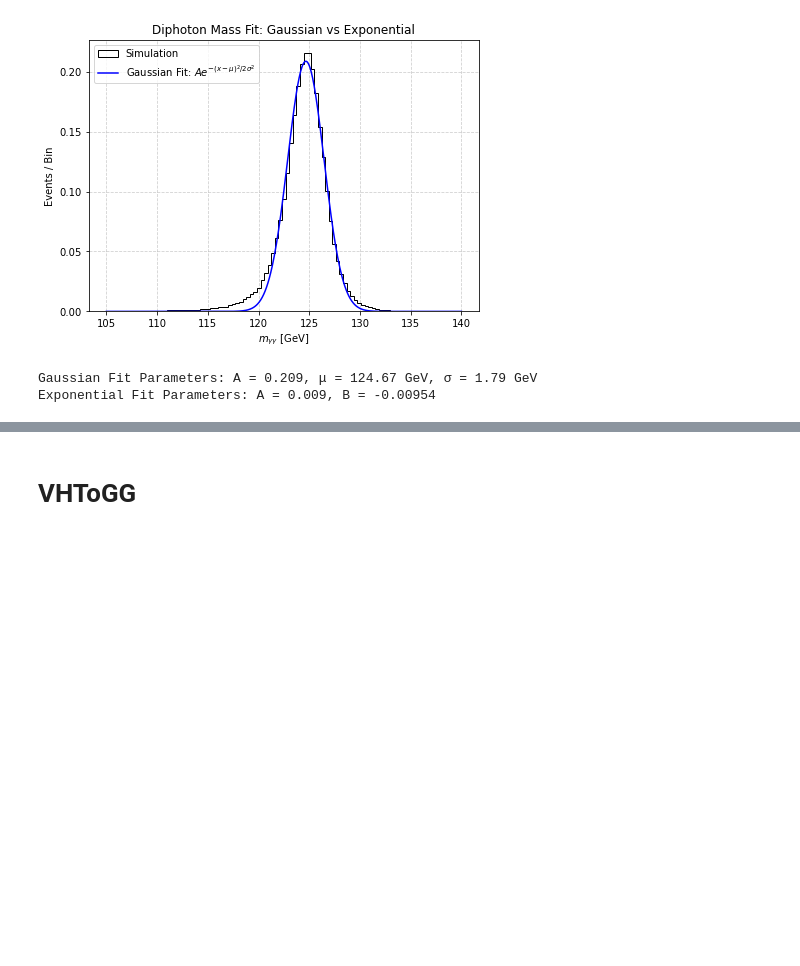
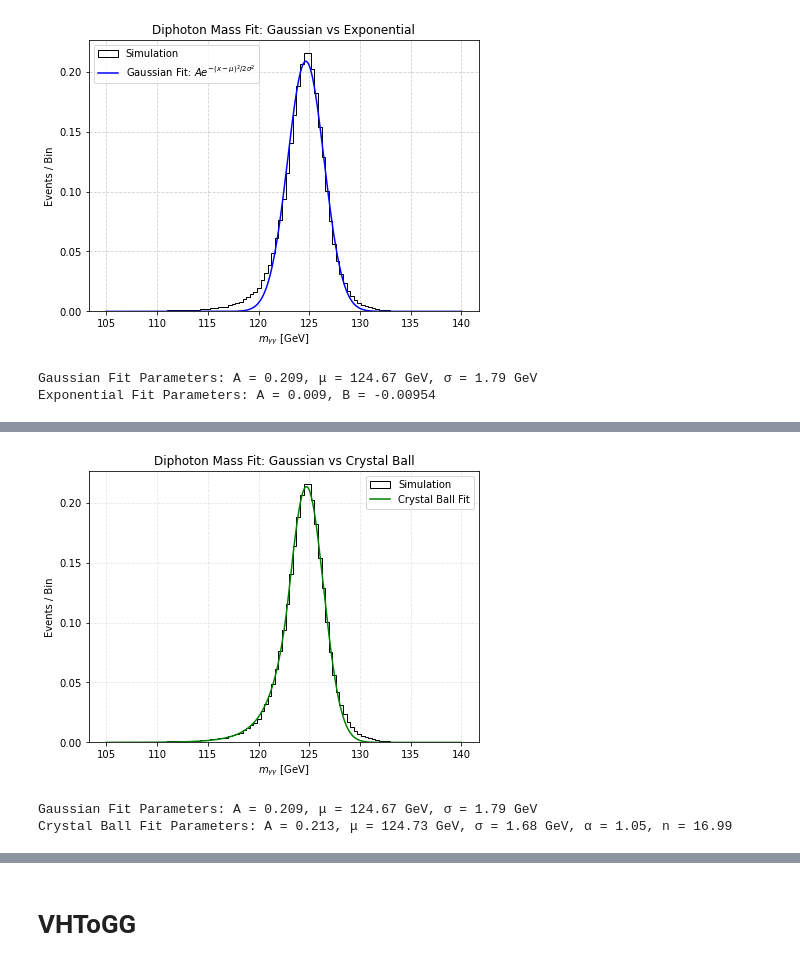
Before and after one commit to tiwariPC/hhbbgg_AwkwardAnalyzer, a Jupyter notebook: stats_study/notebook_signal_fitting/background_fit_resonant.ipynb, the cells around one changed output, grey strips where cells are left out. Saved outputs shown, nothing was run; the diff lists cells and outputs as text; code cells hidden in the pictures; blank space fills up the shorter version.

```diff
--- a/stats_study/notebook_signal_fitting/background_fit_resonant.ipynb
+++ b/stats_study/notebook_signal_fitting/background_fit_resonant.ipynb
@@ -313,0 +381,80 @@ Exponential Fit Parameters: A = 0.009, B = -0.00954
+# %%
+import numpy as np
+import matplotlib.pyplot as plt
+from scipy.optimize import curve_fit
+from scipy.special import erf
+
+# Define Gaussian function
+def gaussian(x, A, mu, sigma):
+    return A * np.exp(-0.5 * ((x - mu) / sigma) ** 2)
+
+# Define Crystal Ball function
+def crystal_ball(x, A, mu, sigma, alpha, n):
+    """
+    Crystal Ball function with parameters:
+    - A: Amplitude
+    - mu: Mean (center)
+    - sigma: Width
+    - alpha: Transition point between Gaussian and power-law
+    - n: Power-law tail exponent
+    """
+    z = (x - mu) / sigma
+    if isinstance(z, np.ndarray):
+        mask = z > -alpha
+        cb = np.zeros_like(z)
+        cb[mask] = np.exp(-0.5 * z[mask]**2)  # Gaussian core
+        cb[~mask] = (n / abs(alpha))**n * np.exp(-0.5 * alpha**2) / ((n / abs(alpha) - abs(alpha) - z[~mask])**n)  # Power-law tail
+        return A * cb
+    else:
+        if z > -alpha:
+            return A * np.exp(-0.5 * z**2)
+        else:
+            return A * (n / abs(alpha))**n * np.exp(-0.5 * alpha**2) / ((n / abs(alpha) - abs(alpha) - z)**n)
+
+# Create histogram
+bins = np.linspace(105, 140, 100)  # Adjust as needed
+hist, bin_edges = np.histogram(diphoton_mass_np, bins=bins, density=True)
+bin_centers = (bin_edges[:-1] + bin_edges[1:]) / 2  # Compute bin centers
+
+# Fit Gaussian to histogram data
+p0_gaussian = [max(hist), 125, 2]  # Initial guesses: peak height, mean (125 GeV), width
+params_gaussian, _ = curve_fit(gaussian, bin_centers, hist, p0=p0_gaussian)
+
+# Fit Crystal Ball function
+p0_cb = [max(hist), 125, 2, 1.5, 5]  # Initial guesses: A, mu, sigma, alpha, n
+params_cb, _ = curve_fit(crystal_ball, bin_centers, hist, p0=p0_cb)
+
+# Generate fitted curves
+x_fit = np.linspace(105, 140, 500)
+y_gaussian = gaussian(x_fit, *params_gaussian)
+y_cb = crystal_ball(x_fit, *params_cb)
+
+# Plot histogram
+plt.figure(figsize=(7, 5))
+plt.hist(diphoton_mass_np, bins=bins, density=True, histtype="step", color="black", label="Simulation")
+
+# Plot Gaussian fit
+# plt.plot(x_fit, y_gaussian, color="blue", linestyle="-", label=r"Gaussian Fit: $A e^{-(x-\mu)^2 / 2\sigma^2}$")
+
+# Plot Crystal Ball fit
+plt.plot(x_fit, y_cb, color="green", linestyle="-", label=r"Crystal Ball Fit")
+
+# Labels and formatting
+plt.xlabel(r"$m_{\gamma\gamma}$ [GeV]")
+plt.ylabel("Events / Bin")
+plt.legend()
+plt.title("Diphoton Mass Fit: Gaussian vs Crystal Ball")
+plt.grid(True, linestyle="--", alpha=0.3)
+
+# Save the plot
+plt.savefig("/afs/cern.ch/user/s/sraj/sraj/www/CUA/HH-bbgg/stat_study/background_diphoton/fitting_VBFHToGG_Crystalball.pdf")
+plt.savefig("/afs/cern.ch/user/s/sraj/sraj/www/CUA/HH-bbgg/stat_study/background_diphoton/fitting_VBFHToGG_Crystalball.png")
+plt.show()
+
+# Print fit parameters
+print(f"Gaussian Fit Parameters: A = {params_gaussian[0]:.3f}, μ = {params_gaussian[1]:.2f} GeV, σ = {params_gaussian[2]:.2f} GeV")
+print(f"Crystal Ball Fit Parameters: A = {params_cb[0]:.3f}, μ = {params_cb[1]:.2f} GeV, σ = {params_cb[2]:.2f} GeV, α = {params_cb[3]:.2f}, n = {params_cb[4]:.2f}")
+# %% [output]
+[figure, added]
+Gaussian Fit Parameters: A = 0.209, μ = 124.67 GeV, σ = 1.79 GeV
+Crystal Ball Fit Parameters: A = 0.213, μ = 124.73 GeV, σ = 1.68 GeV, α = 1.05, n = 16.99
```
Also changed, not shown: parts of 12 cells of this notebook, 3 other files.
